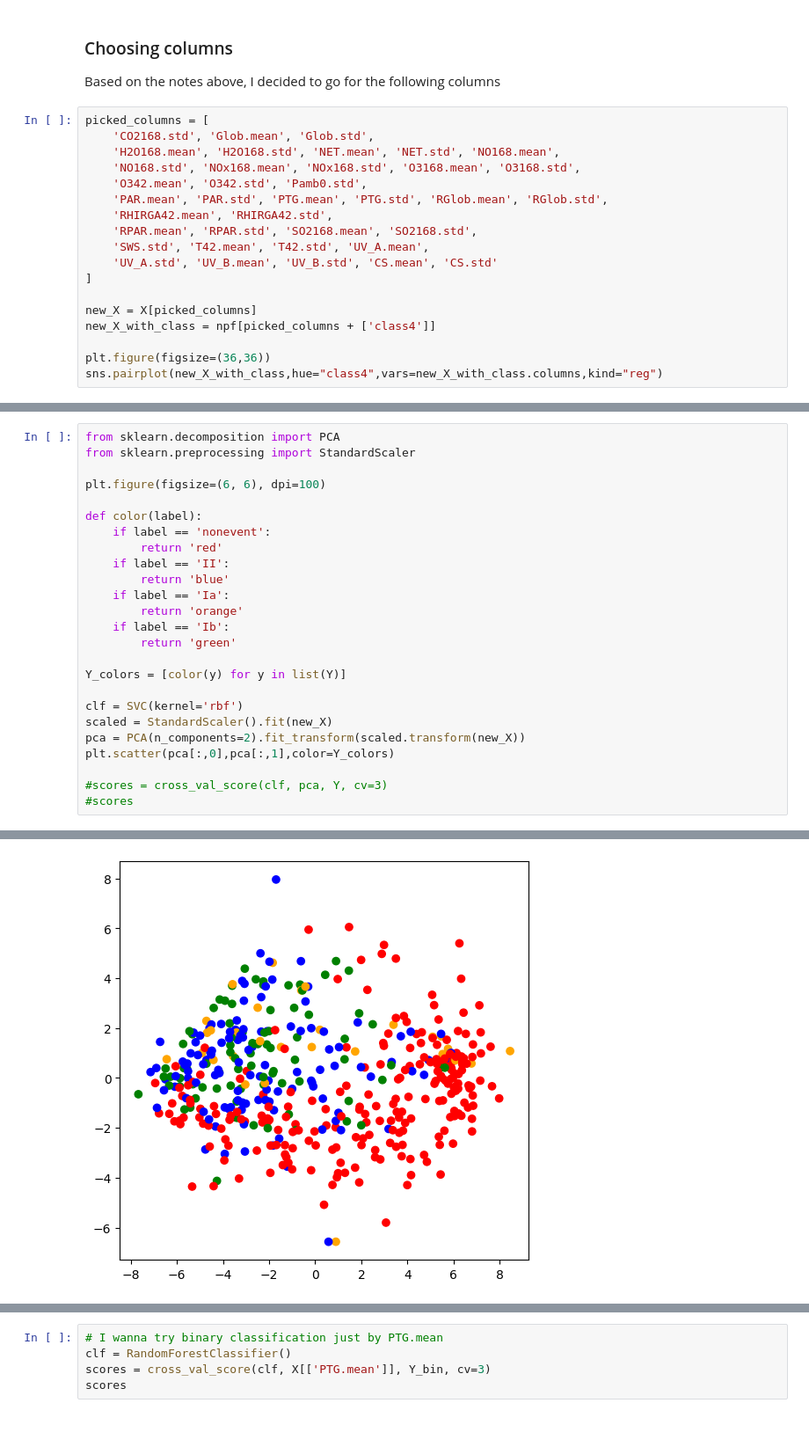
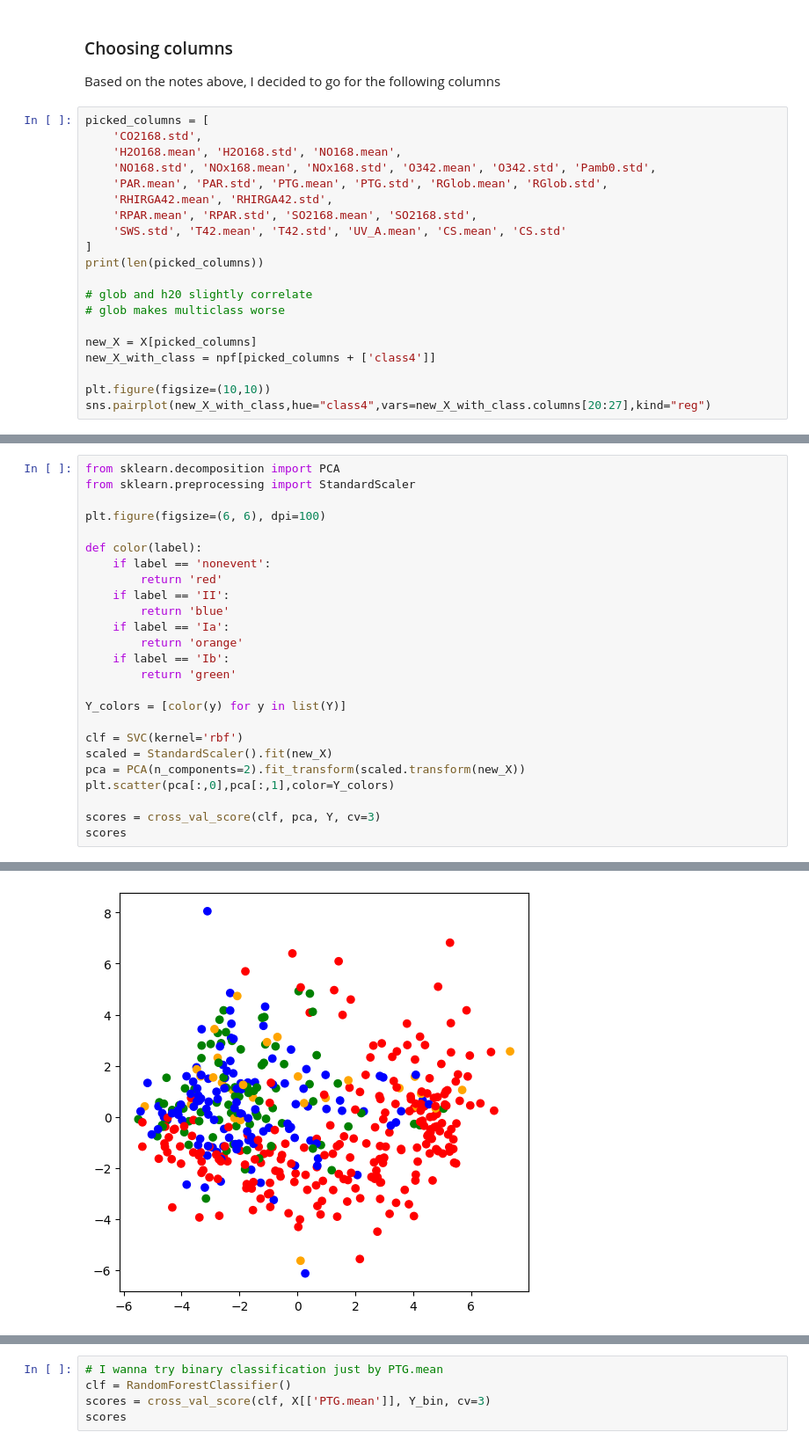
Before and after one commit to mikaelfr/ML-Intro, a Jupyter notebook: mikael/model_v1.ipynb, the cells around one changed output, grey strips where cells are left out. Shown at 88% size. Saved outputs shown, nothing was run; the diff lists cells and outputs as text.

```diff
--- a/mikael/model_v1.ipynb
+++ b/mikael/model_v1.ipynb
@@ -225,19 +225,21 @@ nonevent  0.000000    0.000000
 Based on the notes above, I decided to go for the following columns
 # %%
 picked_columns = [
-    'CO2168.std', 'Glob.mean', 'Glob.std',
-    'H2O168.mean', 'H2O168.std', 'NET.mean', 'NET.std', 'NO168.mean',
-    'NO168.std', 'NOx168.mean', 'NOx168.std', 'O3168.mean', 'O3168.std',
-    'O342.mean', 'O342.std', 'Pamb0.std',
+    'CO2168.std',
+    'H2O168.mean', 'H2O168.std', 'NO168.mean',
+    'NO168.std', 'NOx168.mean', 'NOx168.std', 'O342.mean', 'O342.std', 'Pamb0.std',
     'PAR.mean', 'PAR.std', 'PTG.mean', 'PTG.std', 'RGlob.mean', 'RGlob.std',
     'RHIRGA42.mean', 'RHIRGA42.std',
     'RPAR.mean', 'RPAR.std', 'SO2168.mean', 'SO2168.std',
-    'SWS.std', 'T42.mean', 'T42.std', 'UV_A.mean',
-    'UV_A.std', 'UV_B.mean', 'UV_B.std', 'CS.mean', 'CS.std'
+    'SWS.std', 'T42.mean', 'T42.std', 'UV_A.mean', 'CS.mean', 'CS.std'
 ]
+print(len(picked_columns))
+
+# glob and h20 slightly correlate
+# glob makes multiclass worse
 
 new_X = X[picked_columns]
 new_X_with_class = npf[picked_columns + ['class4']]
 
-plt.figure(figsize=(36,36))
-sns.pairplot(new_X_with_class,hue="class4",vars=new_X_with_class.columns,kind="reg")
+plt.figure(figsize=(10,10))
+sns.pairplot(new_X_with_class,hue="class4",vars=new_X_with_class.columns[20:27],kind="reg")
@@ -264,6 +271,6 @@ scaled = StandardScaler().fit(new_X)
 pca = PCA(n_components=2).fit_transform(scaled.transform(new_X))
 plt.scatter(pca[:,0],pca[:,1],color=Y_colors)
 
-#scores = cross_val_score(clf, pca, Y, cv=3)
-#scores
+scores = cross_val_score(clf, pca, Y, cv=3)
+scores
 # %% [output]
@@ -271,4 +278,4 @@ plt.scatter(pca[:,0],pca[:,1],color=Y_colors)
-[figure, old version]
+[figure, new version]
 # %%
 from sklearn.ensemble import RandomForestClassifier
 
```
Also changed, not shown: parts of 12 cells of this notebook.
